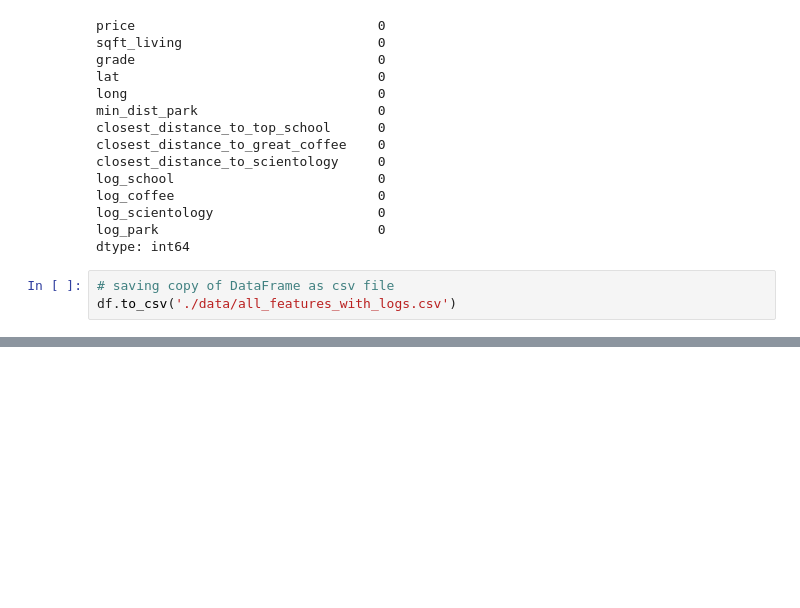
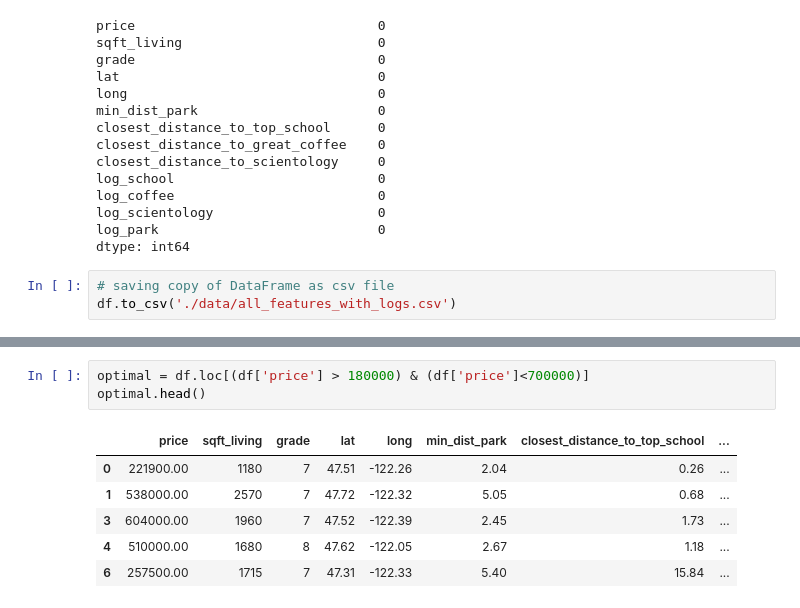
Before and after one commit to dtunnicliffe/house-price-regression-project, a Jupyter notebook: data_wrangling.ipynb, the cells around one changed output, grey strips where cells are left out. Drawn from its saved outputs; the diff is of its cells as text; blank space fills up the shorter version.

```diff
--- a/data_wrangling.ipynb
+++ b/data_wrangling.ipynb
@@ -501,0 +517,10 @@ df.to_csv('./data/all_features_with_logs.csv')
+# %%
+optimal = df.loc[(df['price'] > 180000) & (df['price']<700000)]
+optimal.head()
+# %% [output]
+|  | price | sqft_living | grade | lat | long | min_dist_park | closest_distance_to_top_school | ... |
+| 0 | 221900.00 | 1180 | 7 | 47.51 | -122.26 | 2.04 | 0.26 | ... |
+| 1 | 538000.00 | 2570 | 7 | 47.72 | -122.32 | 5.05 | 0.68 | ... |
+| 3 | 604000.00 | 1960 | 7 | 47.52 | -122.39 | 2.45 | 1.73 | ... |
+| 4 | 510000.00 | 1680 | 8 | 47.62 | -122.05 | 2.67 | 1.18 | ... |
+| 6 | 257500.00 | 1715 | 7 | 47.31 | -122.33 | 5.40 | 15.84 | ... |
```
Also changed, not shown: parts of 29 cells of this notebook.
